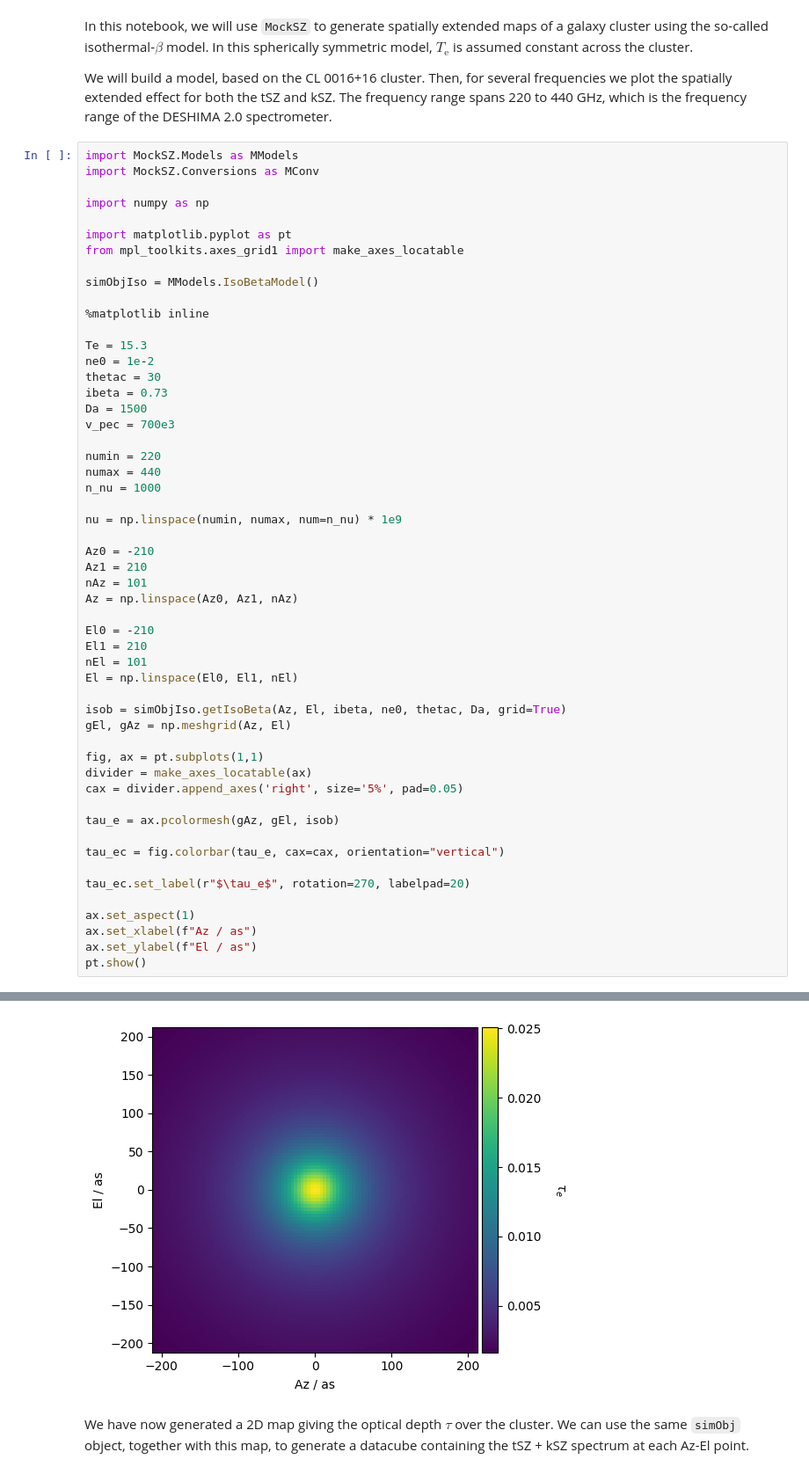
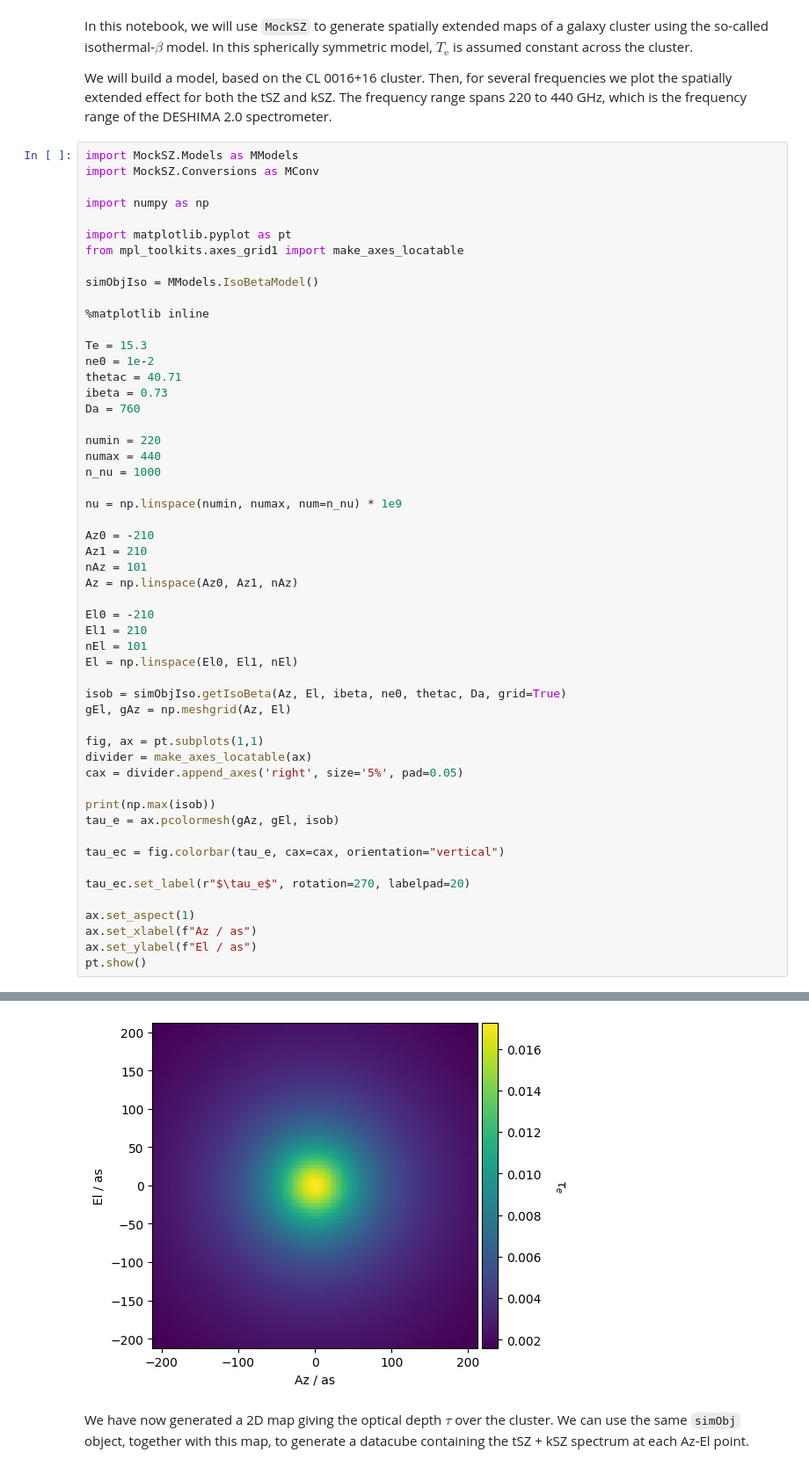
Before and after one commit to arendMoerman/MockSZ, a Jupyter notebook: etc/demos/IsoBetaMaps.ipynb, the cells around one changed output, grey strips where cells are left out. Shown: that part at 88% size. Drawn from its saved outputs; the diff is of its cells as text.

````diff
--- a/etc/demos/IsoBetaMaps.ipynb
+++ b/etc/demos/IsoBetaMaps.ipynb
@@ -19,10 +19,9 @@ simObjIso = MModels.IsoBetaModel()
 
 Te = 15.3
 ne0 = 1e-2
-thetac = 30
+thetac = 40.71
 ibeta = 0.73
-Da = 1500
-v_pec = 700e3
+Da = 760
 
 numin = 220
 numax = 440
@@ -47,6 +46,7 @@ fig, ax = pt.subplots(1,1)
 divider = make_axes_locatable(ax)
 cax = divider.append_axes('right', size='5%', pad=0.05)
 
+print(np.max(isob))
 tau_e = ax.pcolormesh(gAz, gEl, isob)
 
 tau_ec = fig.colorbar(tau_e, cax=cax, orientation="vertical")
@@ -61,4 +62,4 @@ pt.show()
-[figure, old version]
+[figure, new version]
 # %% [markdown]
 We have now generated a 2D map giving the optical depth $\tau$ over the cluster. We can use the same ```simObj``` object, together with this map, to generate a datacube containing the tSZ + kSZ spectrum at each Az-El point.
 # %%
````
Also changed, not shown: parts of 1 cell of this notebook, 14 other files.
